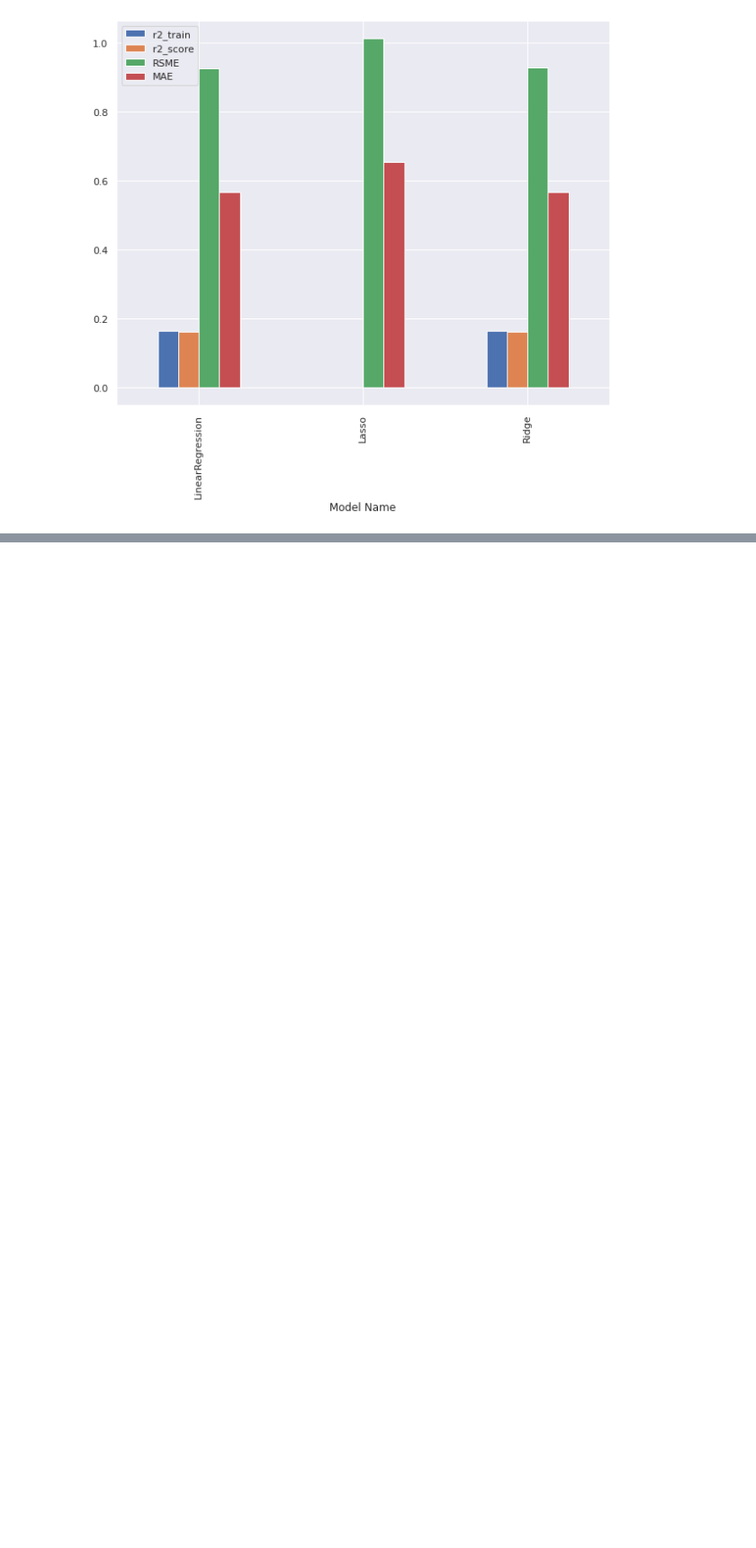
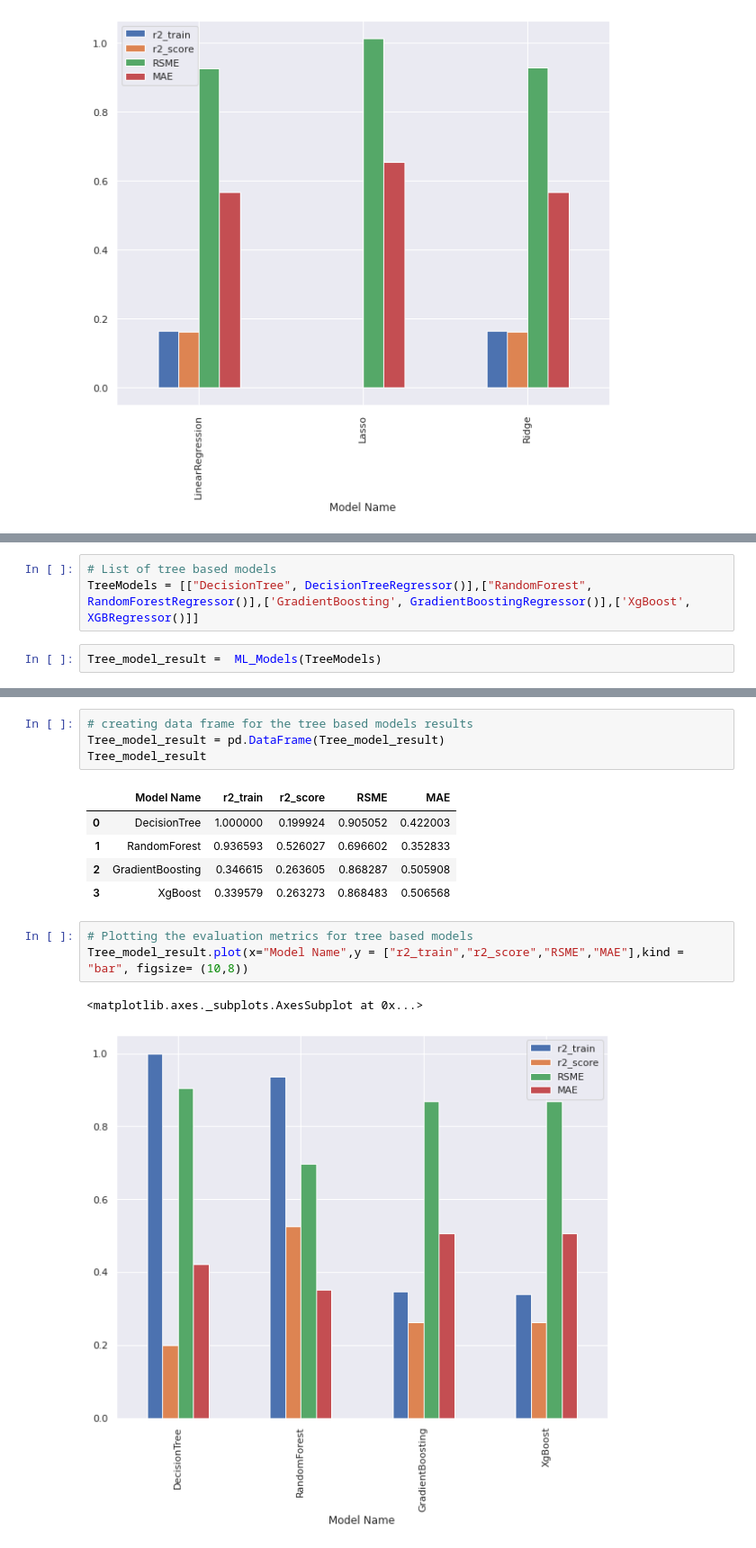
Before and after one commit to Adarsh1331999/Appliance-Energy-Prediction, a Jupyter notebook: ApplianceEnergyPrediction.ipynb, the cells around one changed output, grey strips where cells are left out. Shown at 90% size. Saved outputs shown, nothing was run; the diff lists cells and outputs as text; blank space fills up the shorter version.

```diff
--- a/ApplianceEnergyPrediction.ipynb
+++ b/ApplianceEnergyPrediction.ipynb
@@ -494,0 +501,5 @@ Linear_model_result.plot(x="Model Name",y = ["r2_train","r2_score","RSME","MAE"]
+# %%
+# List of tree based models
+TreeModels = [["DecisionTree", DecisionTreeRegressor()],["RandomForest", RandomForestRegressor()],['GradientBoosting', GradientBoostingRegressor()],['XgBoost', XGBRegressor()]]
+# %%
+Tree_model_result =  ML_Models(TreeModels)
@@ -494,0 +508,16 @@ Linear_model_result.plot(x="Model Name",y = ["r2_train","r2_score","RSME","MAE"]
+# %%
+# creating data frame for the tree based models results
+Tree_model_result = pd.DataFrame(Tree_model_result)
+Tree_model_result
+# %% [output]
+|  | Model Name | r2_train | r2_score | RSME | MAE |
+| 0 | DecisionTree | 1.000000 | 0.199924 | 0.905052 | 0.422003 |
+| 1 | RandomForest | 0.936593 | 0.526027 | 0.696602 | 0.352833 |
+| 2 | GradientBoosting | 0.346615 | 0.263605 | 0.868287 | 0.505908 |
+| 3 | XgBoost | 0.339579 | 0.263273 | 0.868483 | 0.506568 |
+# %%
+# Plotting the evaluation metrics for tree based models
+Tree_model_result.plot(x="Model Name",y = ["r2_train","r2_score","RSME","MAE"],kind = "bar", figsize= (10,8))
+# %% [output]
+<matplotlib.axes._subplots.AxesSubplot at 0x...>
+[figure, added]
```
Also changed, not shown: parts of 3 cells of this notebook.
